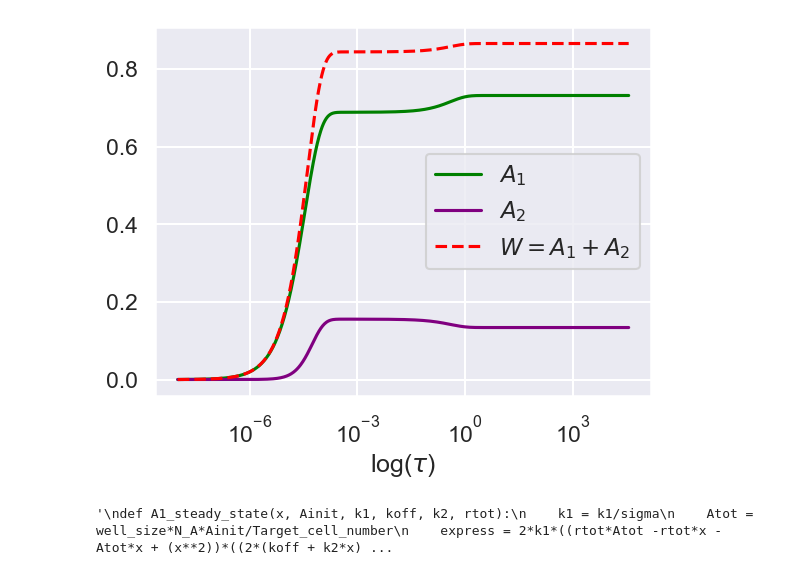
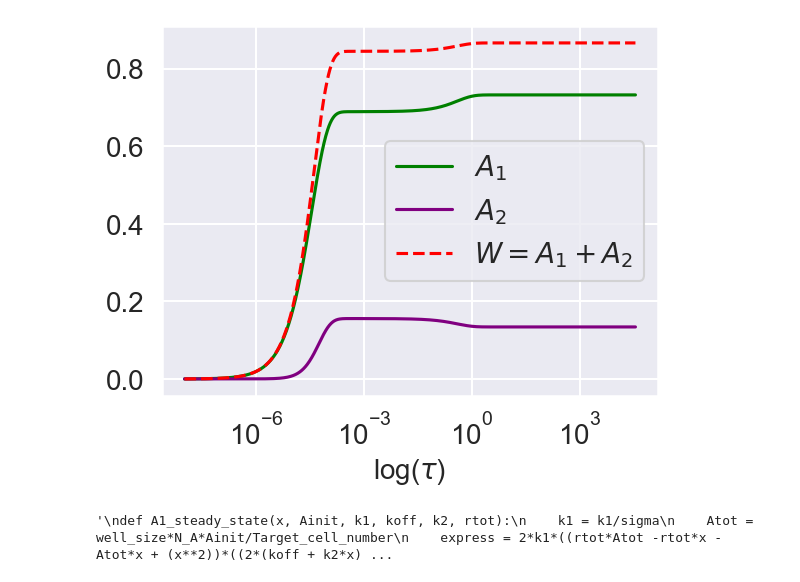
Before and after one commit to lukedtc/ADCC-Project, a Jupyter notebook: Corrected_model/steady_state_workings.ipynb, the cells around one changed output. Cells and saved outputs as stored; diff of their text form; code cells hidden in the pictures.

```diff
--- a/Corrected_model/steady_state_workings.ipynb
+++ b/Corrected_model/steady_state_workings.ipynb
@@ -41,18 +40,20 @@ def model_S_dimensionless(t, z, alpha1, alpha2, beta):
 # %%
 sns.set_theme()
 sns.set_context('talk')
 z = solve_ivp(model_S_dimensionless, tspan, z0, method='Radau', t_eval=t, args = (1, 1e4, 1e4))
 A1 = z.y[0]
 A2 = z.y[1]
 plt.plot(t, A1, c='green', label=r'$A_1$')
 plt.plot(t, A2, c='purple', label=r'$A_2$')
 plt.plot(t, A1 + A2, c='red', label=r'$W=A_1+A_2$', linestyle='dashed')
 plt.xscale('log')
-plt.legend(loc='best')
-plt.xlabel(r'log($\tau$)')
+plt.yticks(fontsize=20)
+plt.xticks(fontsize=20)
+plt.legend(loc='best', fontsize=20)
+plt.xlabel(r'log($\tau$)', fontsize=20)
 plt.savefig('/Users/lukeheirene/ADCC-Project/Figures/sim_beta_1e4.png')
 # %% [output]
-[figure, old version]
+[figure, new version]
 # %%
 sigma = well_size*N_A/Target_cell_number
 
```
Also changed, not shown: parts of 4 cells of this notebook, 6 other files.
